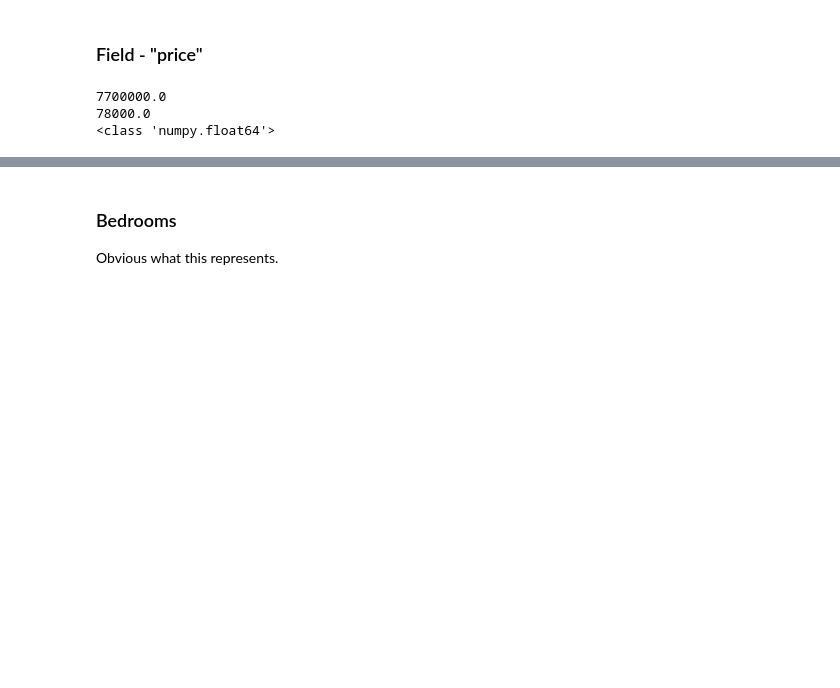
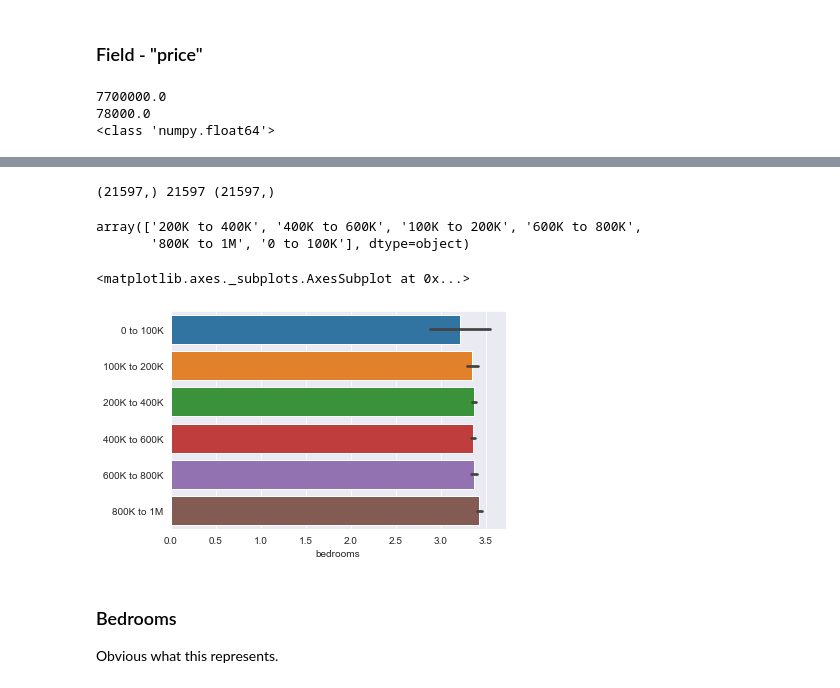
Before and after one commit to BanjiAjayi/Project1, a Jupyter notebook: Matt/Matt_Project_Cleaning.ipynb, the cells around one changed output, grey strips where cells are left out. Saved outputs shown, nothing was run; the diff lists cells and outputs as text; code cells hidden in the pictures; blank space fills up the shorter version.

```diff
--- a/Matt/Matt_Project_Cleaning.ipynb
+++ b/Matt/Matt_Project_Cleaning.ipynb
@@ -326,3 +326,40 @@ SyntaxError: invalid syntax (<ipython-input-25-76a4b2d95017>, line 4)
+# %%
+"""Split into 500K bands = 8 bins"""
+price_list = df['price']
+price_list.describe().apply(lambda x: format(x, 'f'))
+tier = []
+for price in price_list:
+    if price >= 20000000:
+        tier.append('2M +')
+    elif price >= 10000000:
+        tier.append('1M to 2M')
+    elif price >= 800000:
+        tier.append('800K to 1M')
+    elif price >= 600000:
+        tier.append('600K to 800K')
+    elif price >= 400000:
+        tier.append('400K to 600K')
+    elif price >= 200000:
+        tier.append('200K to 400K')
+    elif price >= 100000:
+        tier.append('100K to 200K')
+    elif price < 100000:
+        tier.append('0 to 100K')
+
+df['price_bands'] = tier
+print(df['price_bands'].shape, len(tier), price_list.shape)
+# %% [output]
+(21597,) 21597 (21597,)
+# %%
+df['price_bands'].unique()
+# %% [output]
+array(['200K to 400K', '400K to 600K', '100K to 200K', '600K to 800K',
+       '800K to 1M', '0 to 100K'], dtype=object)
+# %%
+sns.barplot(y=sorted(df['price_bands']), x=df['bedrooms'])
+# %% [output]
+<matplotlib.axes._subplots.AxesSubplot at 0x...>
+[figure, added]
 # %% [markdown]
 ### Bedrooms
 
```
Also changed, not shown: parts of 13 cells of this notebook, 1 other file.
